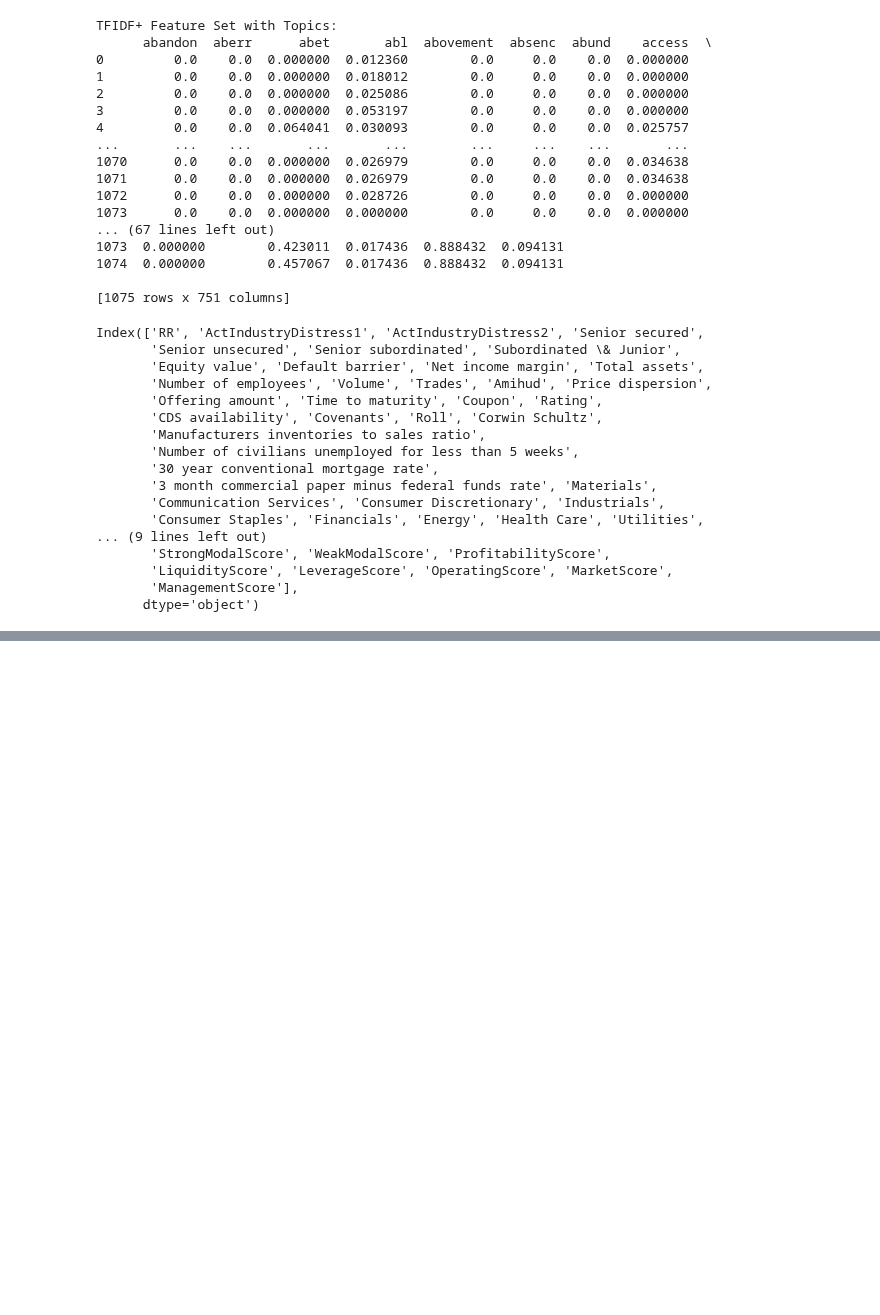
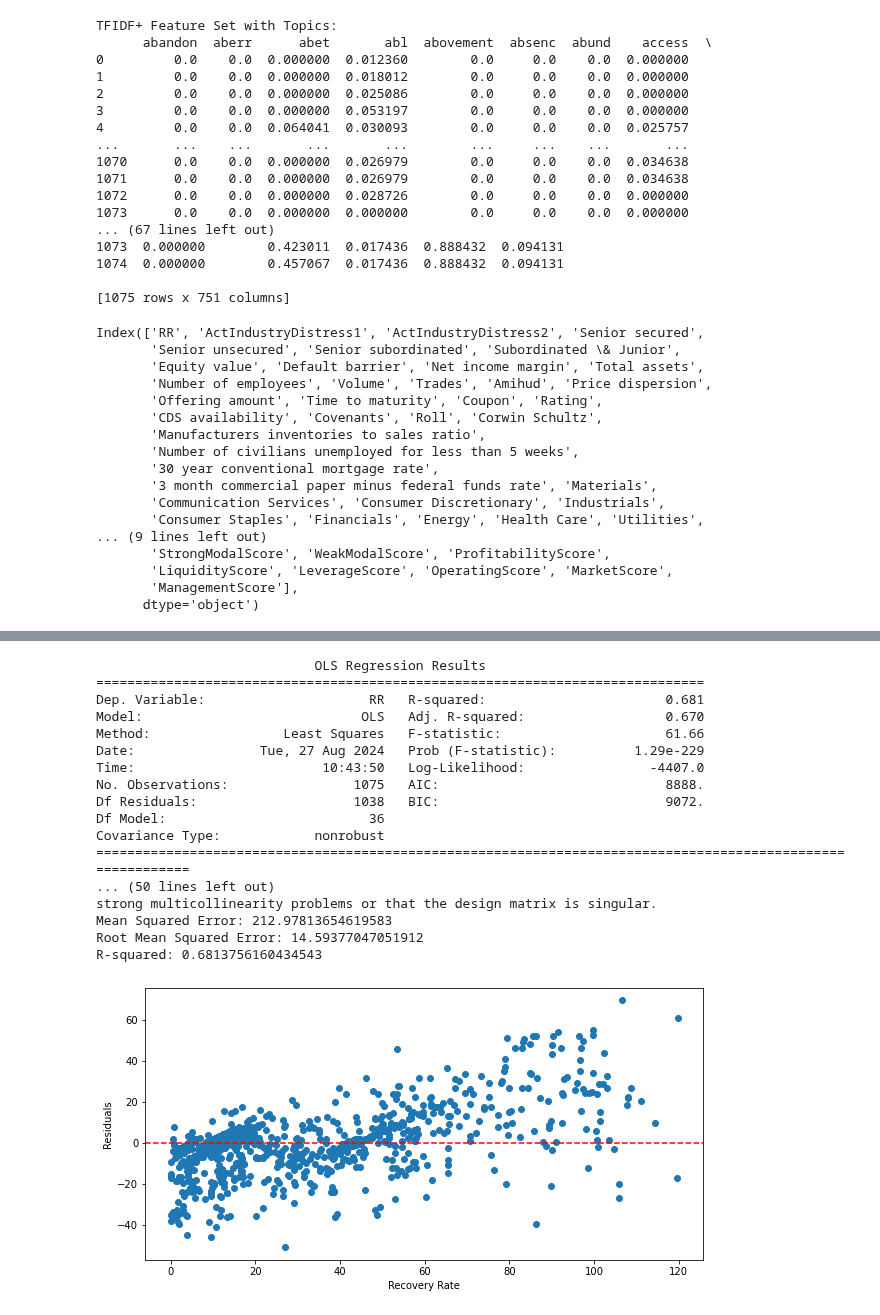
Before and after one commit to constantin1101/LLM_CreditorRRPrediction, a Jupyter notebook: approach2_nlp.ipynb, the cells around one changed output, grey strips where cells are left out. Cells and saved outputs as stored; diff of their text form; code cells hidden in the pictures; blank space fills up the shorter version.

Commit message:
Update latest results

```diff
--- a/approach2_nlp.ipynb
+++ b/approach2_nlp.ipynb
@@ -636,18 +601,0 @@ Gradient Boosting MAE: 23.76069831751957
-# %%
-ebm = ExplainableBoostingRegressor(
-                    max_bins=128,
-                    feature_names=X.columns.to_list(),
-                    interactions=0,
-                    learning_rate=0.001,
-                    #binning='quantile',
-                    validation_size=0.0001,
-                    early_stopping_tolerance=0.001,
-                    min_samples_leaf=6,
-                    max_leaves=3)
-ebm.fit(X_train, y_train)
-y_pred = ebm.predict(X_test)
-RMSE_EBM, MAE_EBM = rmse_mae(y_pred,
-                            y_test.reshape(y_pred.shape),
-                            print_metrics=True,
-                            method = 'Explainable Booting Machine')
-metrics = metrics.append({'Method': 'EBM', 'RMSE': RMSE_EBM, 'MAE': MAE_EBM}, ignore_index=True)
@@ -695,2 +601,0 @@ xgb.get_config()
-# %%
-xg_reg.fit(X_train,y_train)
@@ -833,0 +602,54 @@ Note: you may need to restart the kernel to use updated packages.
+# %%
+# Bond data 1 + NLP features
+
+X_train = sm.add_constant(X_train)
+X_test = sm.add_constant(X_test)
+
+# Fit the model
+model = sm.OLS(y_train, X_train).fit()
+
+# Print the summary of the model which includes p-values and significance levels
+print(model.summary())
+
+# Make predictions
+y_pred = model.predict(X_test)
+
+# Compute and print evaluation metrics
+mse = mean_squared_error(y_test, y_pred)
+r2 = r2_score(y_test, y_pred)
+print(f"Mean Squared Error: {mse}")
+print(f"Root Mean Squared Error: {np.sqrt(mse)}")
+print(f"R-squared: {r2}")
+
+# other metric
+# Calculate the residuals
+residuals = y_test - y_pred
+
+# Plot the residuals
+plt.figure(figsize=(10, 5))
+plt.scatter(y_test, residuals)
+plt.axhline(y=0, color='r', linestyle='--')
+plt.xlabel('Recovery Rate')
+plt.ylabel('Residuals')
+
+# Display the plot
+plt.show()
+# %% [output]
+                            OLS Regression Results
+==============================================================================
+Dep. Variable:                     RR   R-squared:                       0.681
+Model:                            OLS   Adj. R-squared:                  0.670
+Method:                 Least Squares   F-statistic:                     61.66
+Date:                Tue, 27 Aug 2024   Prob (F-statistic):          1.29e-229
+Time:                        10:43:50   Log-Likelihood:                -4407.0
+No. Observations:                1075   AIC:                             8888.
+Df Residuals:                    1038   BIC:                             9072.
+Df Model:                          36
+Covariance Type:            nonrobust
+============================================================================================================
+... (50 lines left out)
+strong multicollinearity problems or that the design matrix is singular.
+Mean Squared Error: 212.97813654619583
+Root Mean Squared Error: 14.59377047051912
+R-squared: 0.6813756160434543
+[figure, added]
```
Also changed, not shown: parts of 27 cells of this notebook.
